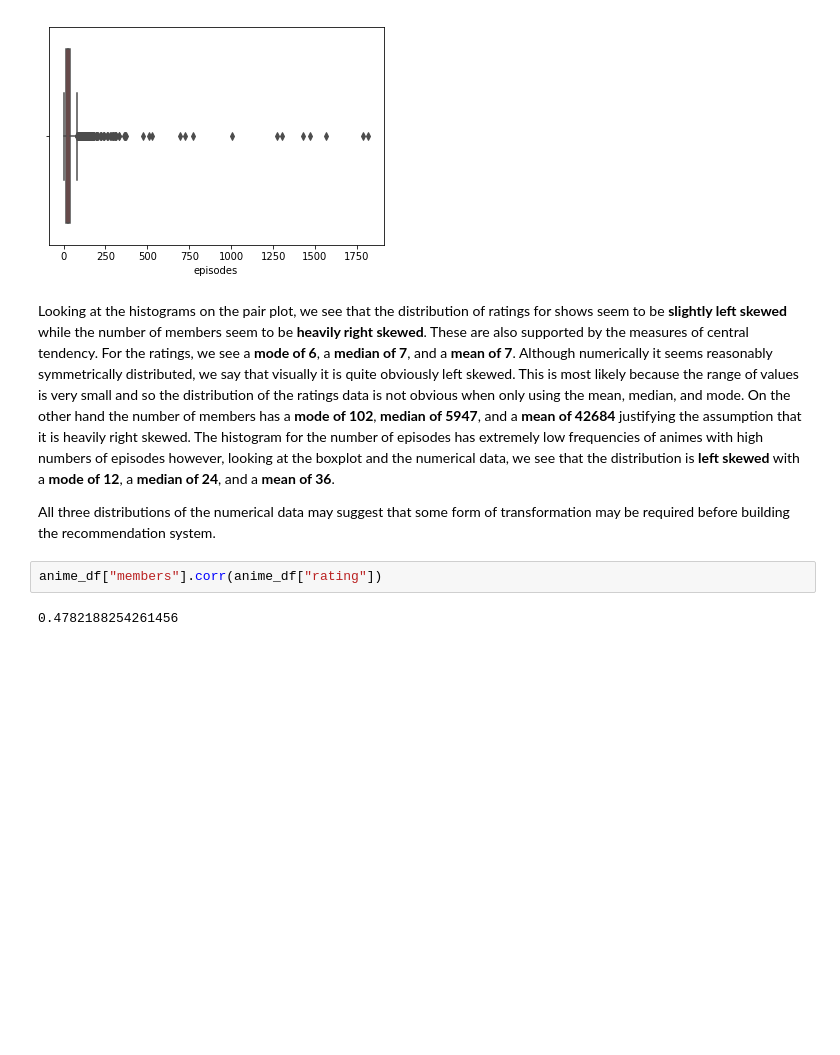
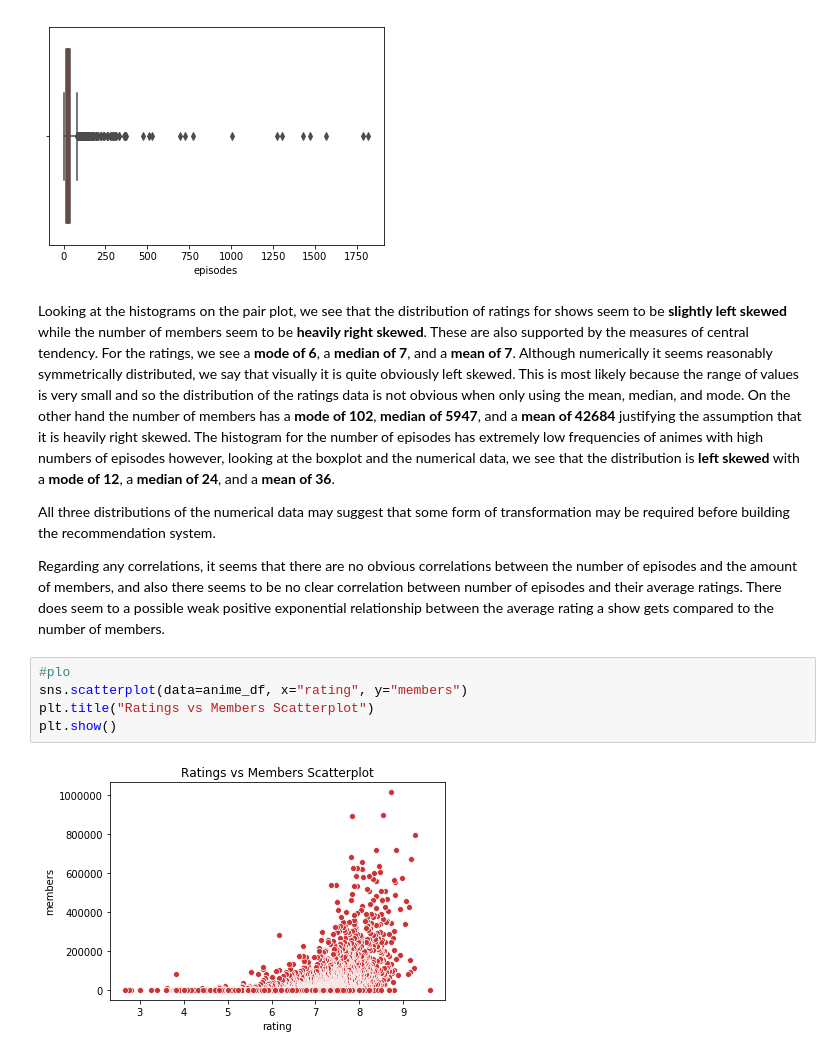
Before and after one commit to Zenoix/Anime-Recommendations, a Jupyter notebook: Exploratory Data Analysis.ipynb, the cells around one changed output. Saved outputs shown, nothing was run; the diff lists cells and outputs as text; blank space fills up the shorter version.

Commit message:
talked about the correlations from the different scatterplots

```diff
--- a/Exploratory Data Analysis.ipynb
+++ b/Exploratory Data Analysis.ipynb
@@ -57,7 +57,12 @@ sns.boxplot(data=anime_df, x="episodes")
 Looking at the histograms on the pair plot, we see that the distribution of ratings for shows seem to be **slightly left skewed** while the number of members seem to be **heavily right skewed**. These are also supported by the measures of central tendency. For the ratings, we see a **mode of 6**, a **median of 7**, and a **mean of 7**. Although numerically it seems reasonably symmetrically distributed, we say that visually it is quite obviously left skewed. This is most likely because the range of values is very small and so the distribution of the ratings data is not obvious when only using the mean, median, and mode. On the other hand the number of members has a **mode of 102**, **median of 5947**, and a **mean of 42684** justifying the assumption that it is heavily right skewed. The histogram for the number of episodes has extremely low frequencies of animes with high numbers of episodes however, looking at the boxplot and the numerical data, we see that the distribution is **left skewed** with a **mode of 12**, a **median of 24**, and a **mean of 36**.
 
 All three distributions of the numerical data may suggest that some form of transformation may be required before building the recommendation system.
+
+Regarding any correlations, it seems that there are no obvious correlations between the number of episodes and the amount of members, and also there seems to be no clear correlation between number of episodes and their average ratings. There does seem to a possible weak positive exponential relationship between the average rating a show gets compared to the number of members.
-# %%
-anime_df["members"].corr(anime_df["rating"])
-# %% [output]
-0.4782188254261456
+# %%
+#plo
+sns.scatterplot(data=anime_df, x="rating", y="members")
+plt.title("Ratings vs Members Scatterplot")
+plt.show()
+# %% [output]
+[figure, added]
```
